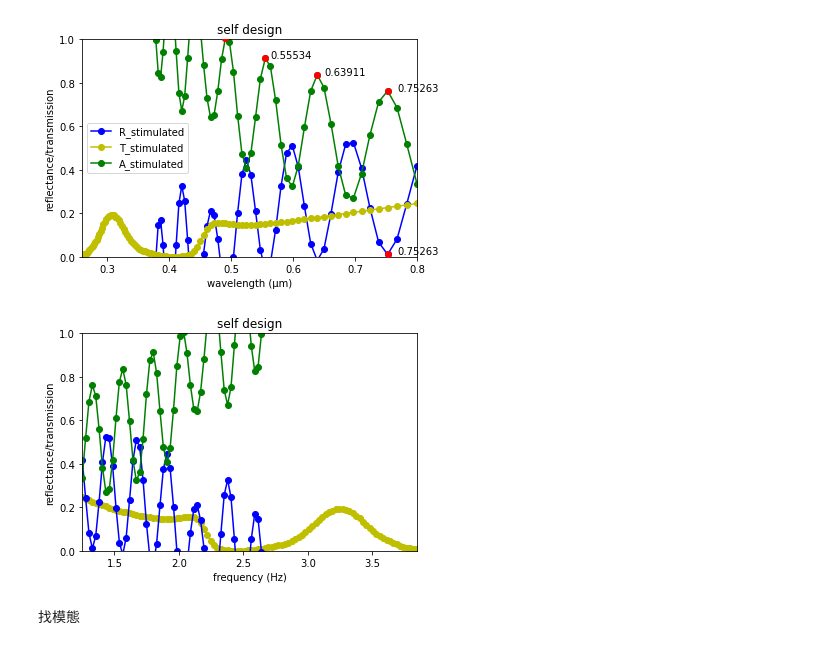
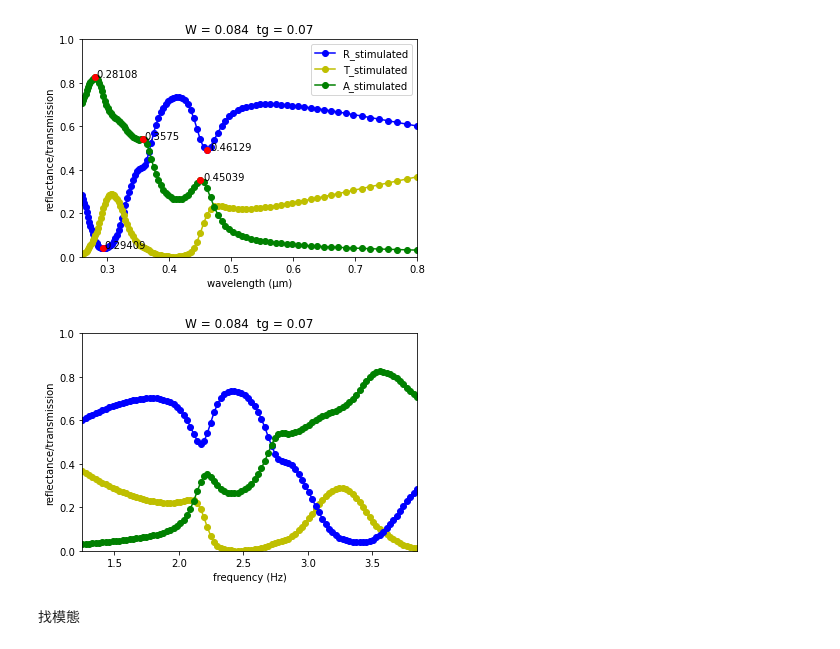
Before and after one commit to coyoung41/GH-shift, a Jupyter notebook: silver_grating_subwavelength.ipynb, the cells around one changed output. Saved outputs shown, nothing was run; the diff lists cells and outputs as text; code cells hidden in the pictures.

```diff
--- a/silver_grating_subwavelength.ipynb
+++ b/silver_grating_subwavelength.ipynb
@@ -14,7 +14,6 @@ W=0.084
 tg=0.07
 ns=1.5
 celly=3
-wavelength=0.45
 
 k_point=mp.Vector3(0,0,0)
 cellx=P
@@ -33,12 +32,6 @@ fcen = 0.5*(fmax+fmin)
 df = fmax-fmin
 nfreq = 100
 
-
-
-
-
-
-
 geometry =[mp.Block(size=mp.Vector3(W,tg,mp.inf),
                      center=mp.Vector3(0,0,0),
                      material=Ag),
@@ -51,22 +44,14 @@ sources = [mp.Source(
         component=mp.Ex,
         center=mp.Vector3(0,celly/2,0),
         size=mp.Vector3(cellx,0,0),
-    ),
-           mp.Source(
-        src=mp.GaussianSource(fcen, fwidth=df),
-        component=mp.Hy,
-        center=mp.Vector3(0,celly/2,0),
-        size=mp.Vector3(cellx,0,0),
-    )
-]
+    )]
 
 sim = mp.Simulation(
     cell_size=cell,
     sources=sources,
-    #geometry=geometry,
     boundary_layers=pml_layers,
     resolution=resolution,
-    default_material=mp.Medium(index=1),
+    default_material=mp.Medium(index=ns),
     k_point=k_point
 )
 
@@ -75,7 +60,7 @@ tran = sim.add_flux(fcen, df, nfreq, tran_fr)
 refl_fr = mp.FluxRegion(center=mp.Vector3(0,+celly/2-0.1,0),size=mp.Vector3(cellx,0,0))
 refl = sim.add_flux(fcen, df, nfreq, refl_fr)
 
-plt.figure(dpi=500)
+plt.figure(dpi=300)
 sim.plot2D()
 plt.show()
 # %% [output]
@@ -156,37 +139,37 @@ plt.figure()
 
 A_meep=1-T_meep-R_meep
 
 plt.xlabel("wavelength (μm)")
 plt.ylabel("reflectance/transmission")
 plt.plot(wvls,R_meep,'bo-',zorder=0,label="R_stimulated")
 plt.plot(wvls,T_meep,'yo-',zorder=0,label="T_stimulated")
 plt.plot(wvls,A_meep,'go-',zorder=0,label="A_stimulated")
 for i in range(len(A_meep)-2):
     if A_meep[i]<A_meep[i+1] and A_meep[i+2]<A_meep[i+1]:
         plt.scatter(wvls[i+1],A_meep[i+1],color="r",zorder=8)
         plt.annotate(round(wvls[i+1],5),(wvls[i],A_meep[i+1]),zorder=10)
 for i in range(len(R_meep)-2):
     if R_meep[i]>R_meep[i+1] and R_meep[i+2]>R_meep[i+1]:
         plt.scatter(wvls[i+1],R_meep[i+1],color="r",zorder=8)
         plt.annotate(round(wvls[i+1],5),(wvls[i],R_meep[i+1]),zorder=10)
 plt.axis([np.min(wvls), np.max(wvls), 0,1])
-plt.title("self design")
+plt.title("W = "+str(W)+'  tg = '+str(tg))
 plt.legend()
 plt.show()
 
 plt.figure()
 
 plt.xlabel("frequency (Hz)")
 plt.ylabel("reflectance/transmission")
 plt.plot(freqs,T_meep,'yo-',zorder=0,label="T_stimulated")
 plt.plot(freqs,R_meep,'bo-',zorder=0,label="R_stimulated")
 plt.plot(freqs,A_meep,'go-',zorder=0,label="A_stimulated")
 plt.axis([np.min(freqs), np.max(freqs), 0,1])
-plt.title("self design")
+plt.title("W = "+str(W)+'  tg = '+str(tg))
 plt.show()
 # %% [output]
-[figure, old version]
+[figure, new version]
-[figure, old version]
+[figure, new version]
 # %% [markdown]
 找模態
 # %%
```
Also changed, not shown: parts of 5 cells of this notebook.
